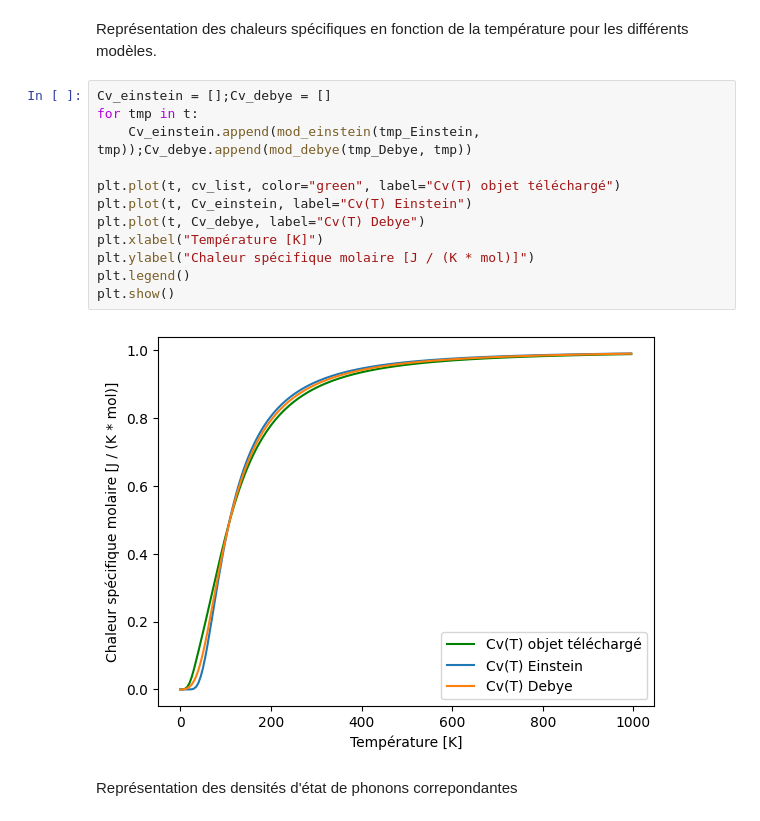
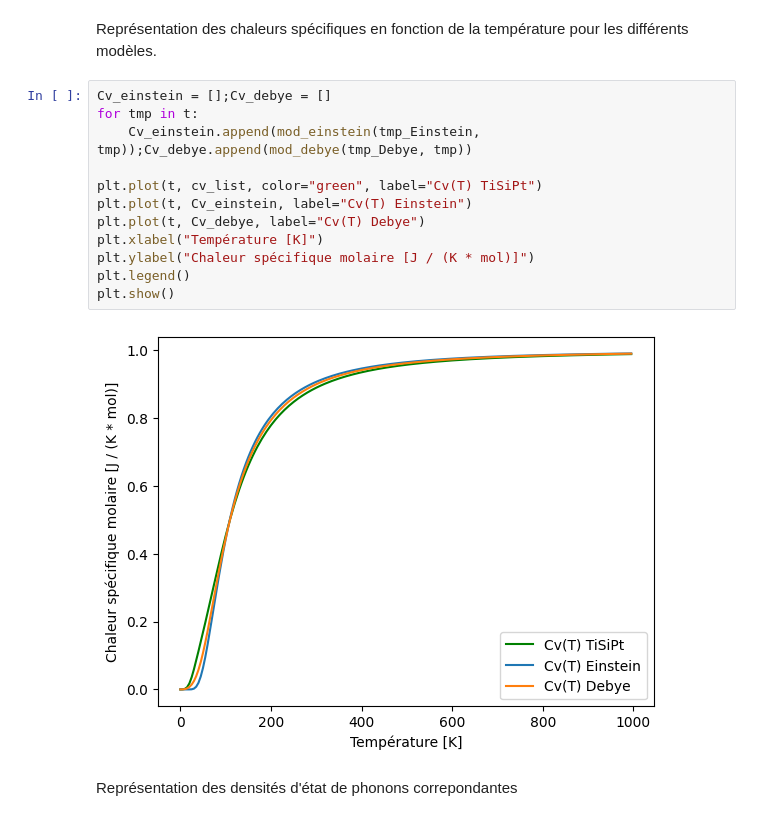
Before and after one commit to 3l1AN/LMAPR1492, a Jupyter notebook: ph_dos.ipynb, the cells around one changed output. Cells and saved outputs as stored; diff of their text form.

```diff
--- a/ph_dos.ipynb
+++ b/ph_dos.ipynb
@@ -70,17 +70,17 @@ Représentation des chaleurs spécifiques en fonction de la température pour le
 # %%
 Cv_einstein = [];Cv_debye = []
 for tmp in t:
     Cv_einstein.append(mod_einstein(tmp_Einstein, tmp));Cv_debye.append(mod_debye(tmp_Debye, tmp))
 
-plt.plot(t, cv_list, color="green", label="Cv(T) objet téléchargé")
+plt.plot(t, cv_list, color="green", label="Cv(T) TiSiPt")
 plt.plot(t, Cv_einstein, label="Cv(T) Einstein")
 plt.plot(t, Cv_debye, label="Cv(T) Debye")
 plt.xlabel("Température [K]")
 plt.ylabel("Chaleur spécifique molaire [J / (K * mol)]")
 plt.legend()
 plt.show()
 # %% [output]
-[figure, old version]
+[figure, new version]
 # %% [markdown]
 Représentation des densités d'état de phonons correpondantes
 # %% [markdown]
```
